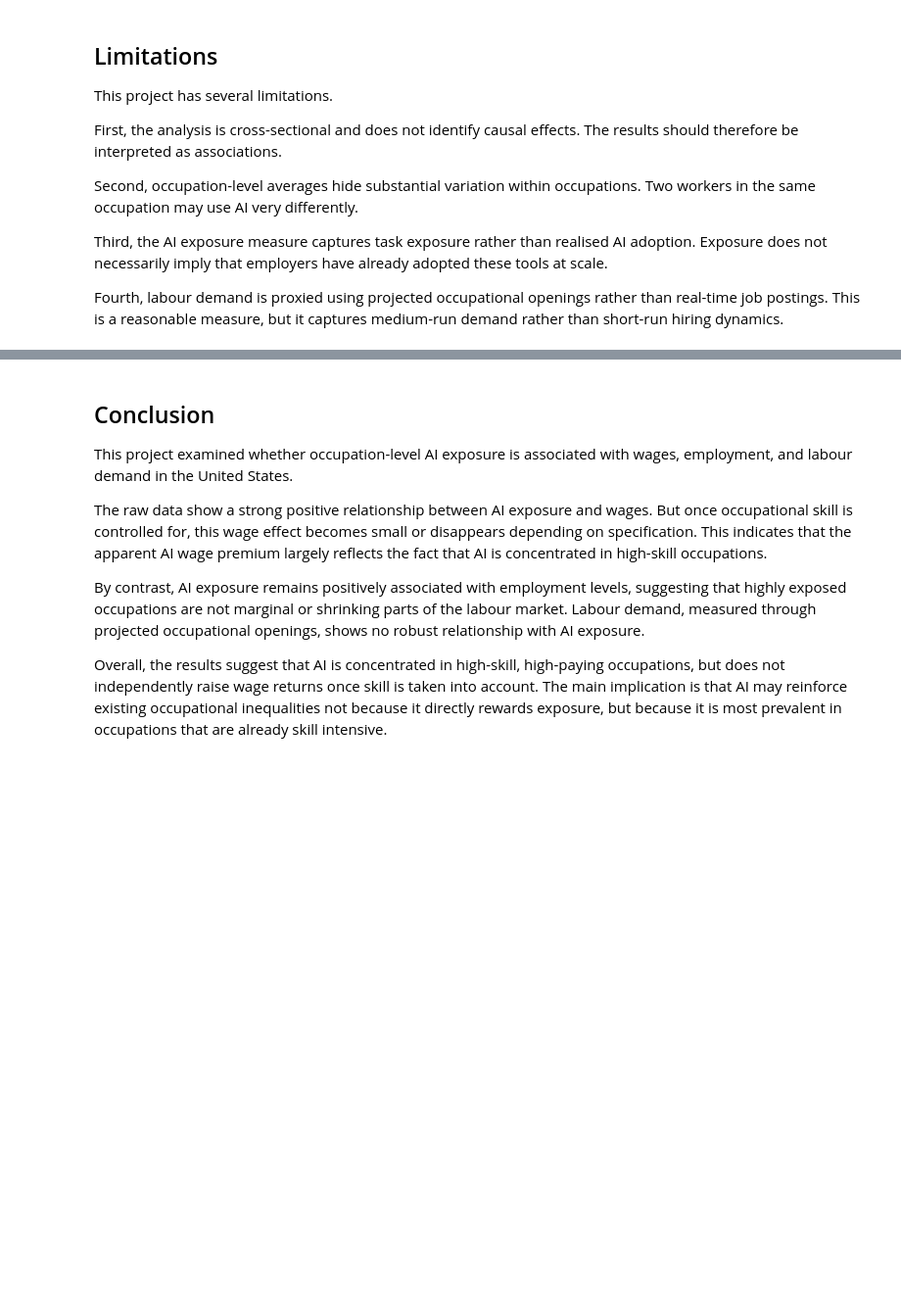
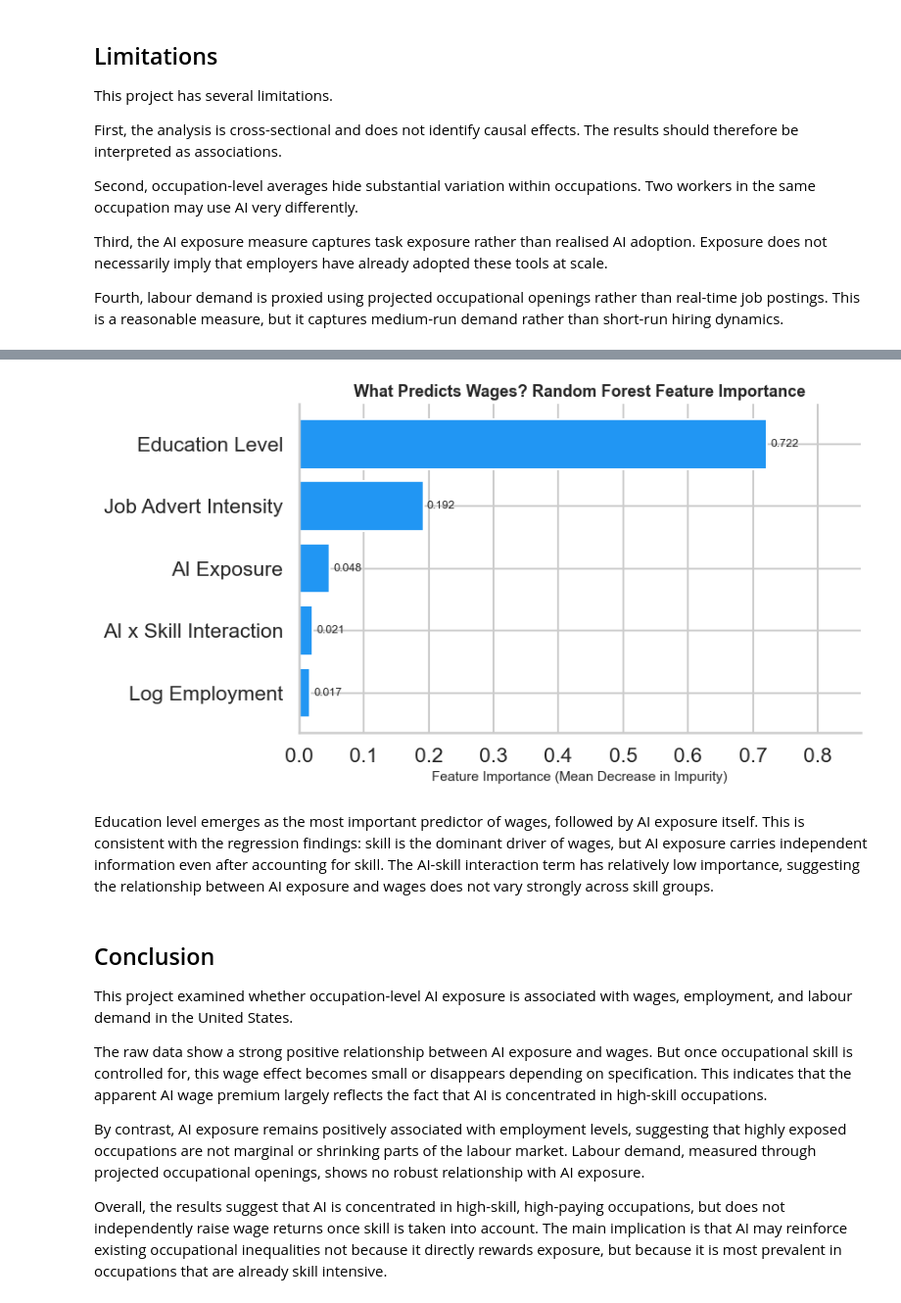
Before and after one commit to riyachandarana/Empirical-Project-2026, a Jupyter notebook: blog.ipynb, the cells around one changed output, grey strips where cells are left out. Shown at 98% size. Cells and saved outputs as stored; diff of their text form; code cells hidden in the pictures; blank space fills up the shorter version.

```diff
--- a/blog.ipynb
+++ b/blog.ipynb
@@ -274,3 +320,25 @@ Fourth, labour demand is proxied using projected occupational openings rather th
+# %%
+fi = pd.read_csv("output/tables/ml_feature_importance.csv")
+fi = fi.sort_values("importance", ascending=True)
+
+fig, ax = plt.subplots(figsize=(9, 5))
+bars = ax.barh(fi["feature_label"], fi["importance"], color="#2196F3", edgecolor="white")
+ax.bar_label(bars, fmt="%.3f", padding=3, fontsize=9)
+ax.spines[["top", "right"]].set_visible(False)
+ax.set_title("What Predicts Wages? Random Forest Feature Importance",
+             fontsize=13, fontweight="bold")
+ax.set_xlabel("Feature Importance (Mean Decrease in Impurity)", fontsize=11)
+ax.set_xlim(0, fi["importance"].max() * 1.2)
+plt.tight_layout()
+plt.show()
+# %% [output]
+[figure, added]
+# %% [markdown]
+Education level emerges as the most important predictor of wages, followed by AI exposure
+itself. This is consistent with the regression findings: skill is the dominant driver of
+wages, but AI exposure carries independent information even after accounting for skill.
+The AI-skill interaction term has relatively low importance, suggesting the relationship
+between AI exposure and wages does not vary strongly across skill groups.
 # %% [markdown]
 ## Conclusion
 
```
Also changed, not shown: parts of 5 cells of this notebook.
